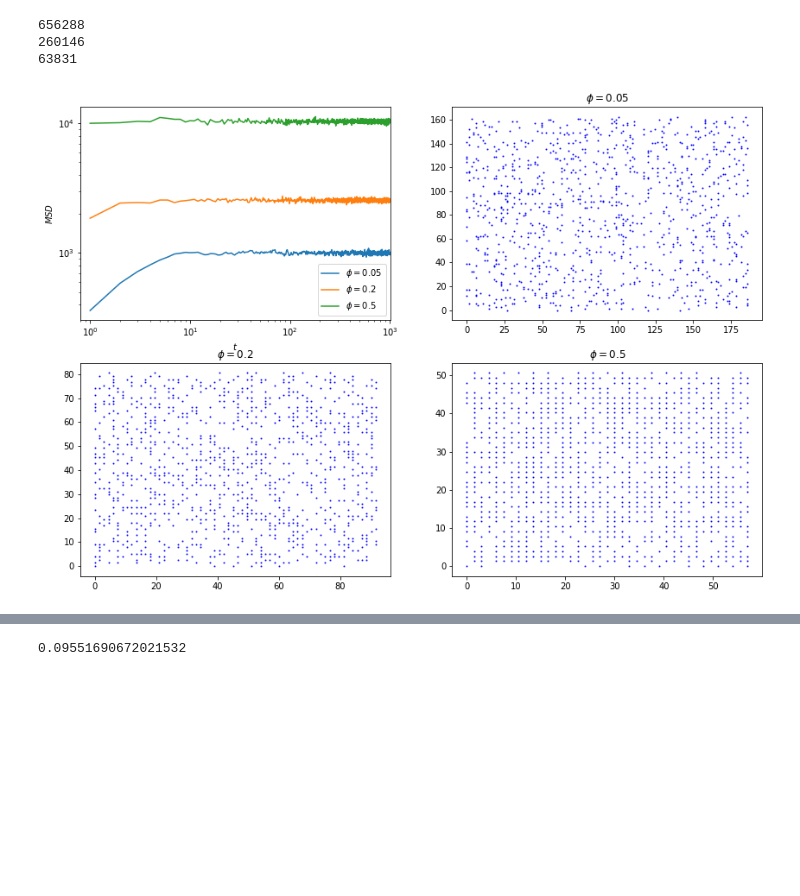
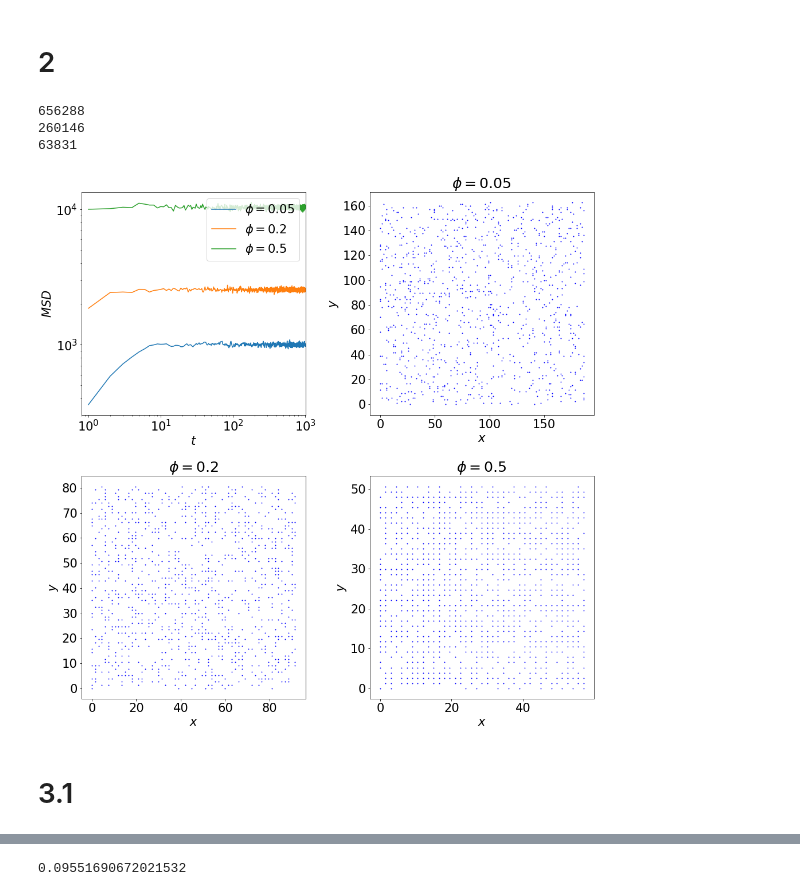
Before and after one commit to hikata101/monte-carlo-simulations-of-hard-disk, a Jupyter notebook: monte_carlo_simulations.ipynb, the cells around one changed output, grey strips where cells are left out. Saved outputs shown, nothing was run; the diff lists cells and outputs as text; code cells hidden in the pictures; blank space fills up the shorter version.

```diff
--- a/monte_carlo_simulations.ipynb
+++ b/monte_carlo_simulations.ipynb
@@ -10,5 +12,6 @@ import json
 # %%
-fig = plt.figure(figsize=(14.1421356, 10))
+fig = plt.figure(figsize=(14, 8))
+plt.rcParams.update({'font.size': 21})
 json_open1 = open('./values/output1.json', 'r')
 json_load1 = json.load(json_open1)
 
@@ -24,11 +27,13 @@ for i in range(1):
 #     ax[i].set_xlim(0.8,1010)
 #     ax[i].set_ylim(0.8,500)
     ax[i].set_yscale('log')
-
     for j in range(len(msds)-1):
+        print(mus[j]["Lx"])
         label = r"$\frac{\delta}{\sigma}=$"+str(mus[j]["Ratio"])
         ax[i].plot([k for k in range(1,times+1)], msds[j], label=label)
 
     ax[i].legend()
     ax[i].set(xlabel=r"$ t $", ylabel=r"$ MSD $")
+fig.tight_layout()
+fig.savefig("problem1.png", dpi=400, pad_inches=0)
 # %% [output]
@@ -36,5 +46,8 @@ for i in range(1):
+# %% [markdown]
+# 2
 # %%
-fig = plt.figure(figsize=(14.1421356, 10))
+fig = plt.figure(figsize=(14, 14))
+plt.rcParams.update({'font.size': 21})
 json_open = open('./values/problem2/output.json', 'r')
 json_load = json.load(json_open)
 
@@ -51,35 +64,41 @@ positions ={
 
 ax = [0]*(len(mus)+1)
 # xlims = [(-6, 6), (-3.5, 3.5)]
 for i in range(1):
     ax[i] = fig.add_subplot(2, 2, i+1)
     ax[i].set_xscale('log')
     ax[i].set_xlim(0.8,times+10)
     ax[i].set_yscale('log')
 
     for j in range(len(msds)):
         label = r"$\phi =$"+str(phis[j])
         ax[i].plot([k for k in range(1,times+1)], msds[j], label=label)
 
-    ax[i].legend()
+    ax[i].legend(loc="upper right")
     ax[i].set(xlabel=r"$ t $", ylabel=r"$ MSD $")
 
 for i in range(1,len(mus)+1):
     ax[i] = fig.add_subplot(2, 2, positions[mus[i-1]["Phi"]])
     title = r"$\phi = $" + str(mus[i-1]["Phi"])#+" "+str(mus[i-1]["Accepted"])
     # ax[i].set_xlim(0,10)
     # ax[i].set_ylim(0,10)
     for particle in mus[i-1]["Particles"]:
 #         label = r"$\phi =$"+str(phis[j])
         ax[i].scatter(particle["X"], particle["Y"],color="blue", s=0.9)
     print(mus[i-1]["Denied"])
+    ax[i].set_xlabel(r"$ x $")
+    ax[i].set_ylabel(r"$ y $")
     ax[i].set_title(title)
 #     ax[i].set(xlabel=r"$ t $", ylabel=r"$ MSD $")
+fig.tight_layout()
+fig.savefig("problem2.png", dpi=400,pad_inches=0)
 # %% [output]
 656288
 260146
 63831
-[figure, old version]
+[figure, new version]
+# %% [markdown]
+# 3.1
 # %%
 fig = plt.figure(figsize=(10,14.1421356))
 json_open = open('./values/problem3/output.json', 'r')
```
Also changed, not shown: parts of 22 cells of this notebook, 1 other file.
